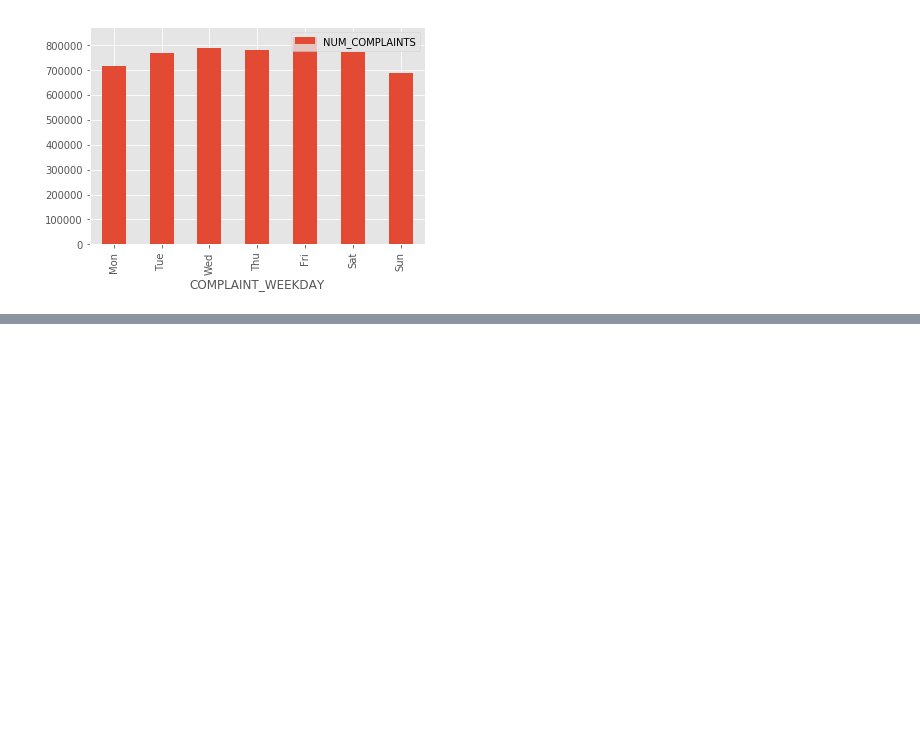
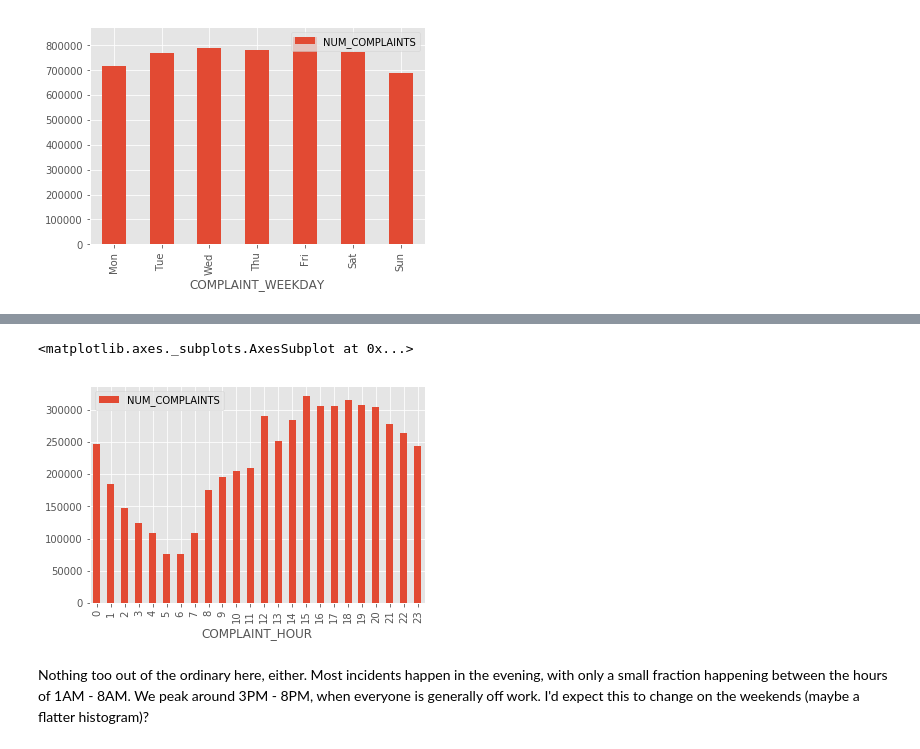
Before and after one commit to strikingmoose/nypd_complaints, a Jupyter notebook: notebook/10 - Data Exploration (Part V - Date-Time Exploration).ipynb, the cells around one changed output, grey strips where cells are left out. Cells and saved outputs as stored; diff of their text form; code cells hidden in the pictures; blank space fills up the shorter version.

```diff
--- a/notebook/10 - Data Exploration (Part V - Exploration & Analysis).ipynb
+++ b/notebook/10 - Data Exploration (Part V - Date-Time Exploration).ipynb
@@ -565,0 +568,7 @@ More complaints on Fridays, less on Mondays and Sundays... I can see both of the
+# %%
+hourly_result = %read_sql \
+SELECT \
+    CAST(COMPLAINT_START_TIMESTAMP_HOUR AS INT) AS COMPLAINT_HOUR, \
+    COUNT(*) AS NUM_COMPLAINTS \
+FROM df_filtered \
+GROUP BY COMPLAINT_START_TIMESTAMP_HOUR
@@ -565,0 +577,8 @@ More complaints on Fridays, less on Mondays and Sundays... I can see both of the
+# %%
+# Plot number of complaints per hour
+hourly_result.sort_values('COMPLAINT_HOUR', ascending = True).plot(kind = 'bar', x = 'COMPLAINT_HOUR', y = 'NUM_COMPLAINTS')
+# %% [output]
+<matplotlib.axes._subplots.AxesSubplot at 0x...>
+[figure, added]
+# %% [markdown]
+Nothing too out of the ordinary here, either. Most incidents happen in the evening, with only a small fraction happening between the hours of 1AM - 8AM. We peak around 3PM - 8PM, when everyone is generally off work. I'd expect this to change on the weekends (maybe a flatter histogram)?
```
Also changed, not shown: parts of 24 cells of this notebook, 1 other file.
